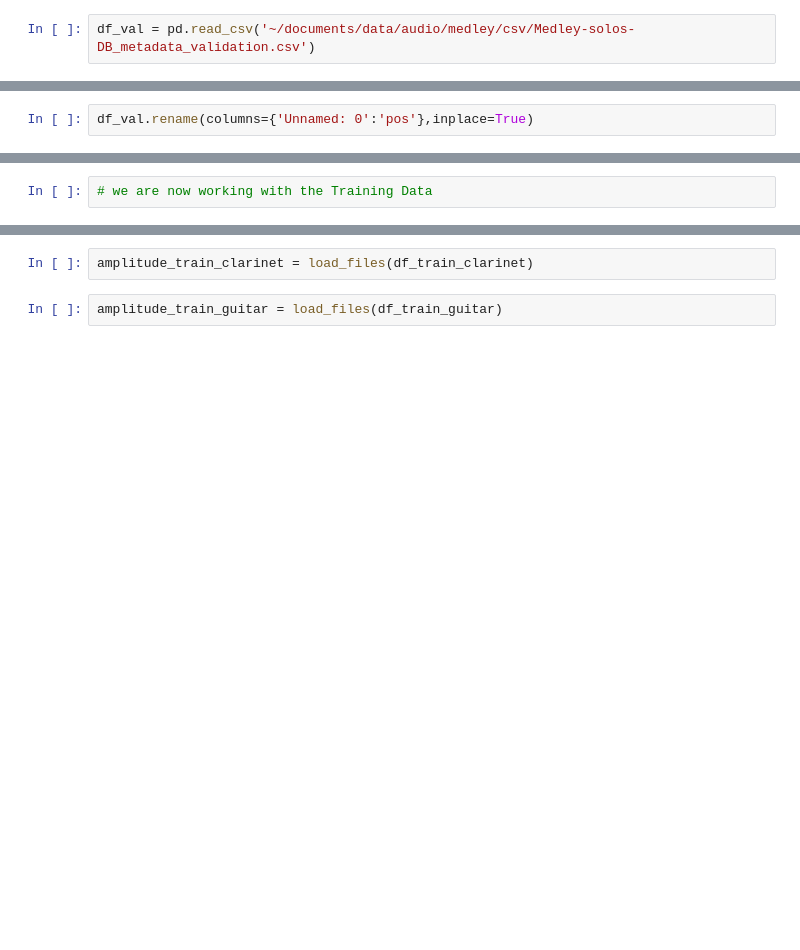
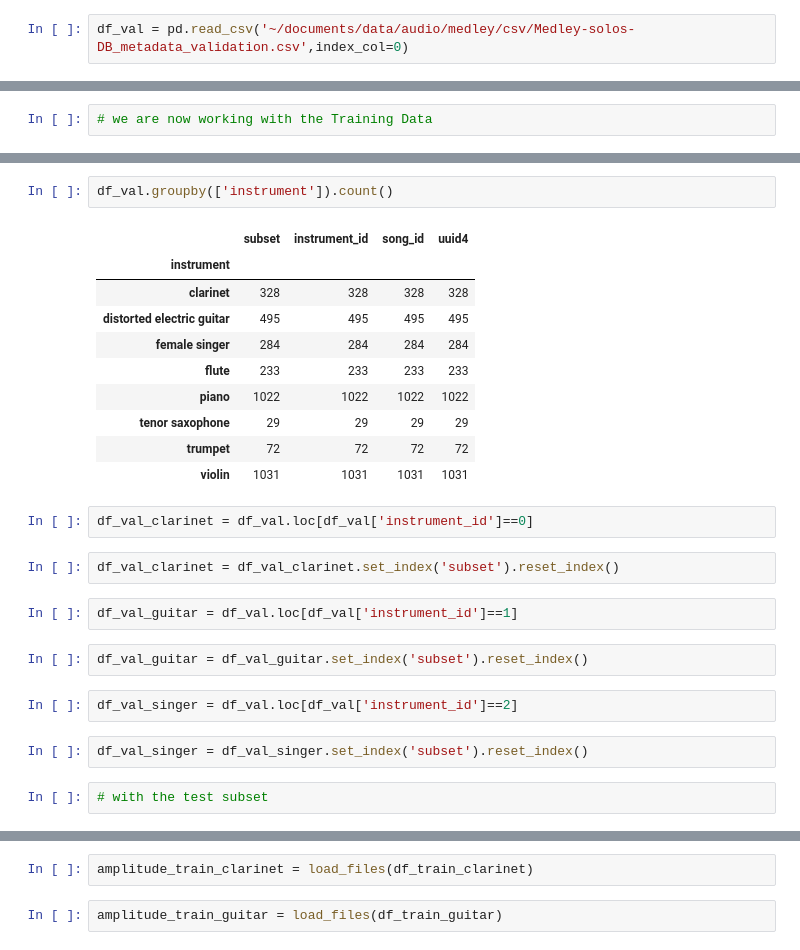
Before and after one commit to imferrer/music_box, a Jupyter notebook: Code/instrument_processing.ipynb, the cells around one changed output, grey strips where cells are left out. Cells and saved outputs as stored; diff of their text form; blank space fills up the shorter version.

Commit message:
saving 2 instruments

```diff
--- a/Code/instrument_processing.ipynb
+++ b/Code/instrument_processing.ipynb
@@ -121,3 +112,3 @@ df_train = pd.read_csv('~/documents/data/audio/medley/csv/Medley-solos-DB_metada
 # %%
-df_val = pd.read_csv('~/documents/data/audio/medley/csv/Medley-solos-DB_metadata_validation.csv')
+df_val = pd.read_csv('~/documents/data/audio/medley/csv/Medley-solos-DB_metadata_validation.csv',index_col=0)
 # %%
@@ -127,2 +115,0 @@ df_train.rename(columns={'Unnamed: 0':'pos'},inplace=True)
-# %%
-df_val.rename(columns={'Unnamed: 0':'pos'},inplace=True)
@@ -244,0 +223,27 @@ Function for loading the files with librosa
+# %%
+df_val.groupby(['instrument']).count()
+# %% [output]
+|  | subset | instrument_id | song_id | uuid4 |
+| instrument |  |  |  |  |
+| clarinet | 328 | 328 | 328 | 328 |
+| distorted electric guitar | 495 | 495 | 495 | 495 |
+| female singer | 284 | 284 | 284 | 284 |
+| flute | 233 | 233 | 233 | 233 |
+| piano | 1022 | 1022 | 1022 | 1022 |
+| tenor saxophone | 29 | 29 | 29 | 29 |
+| trumpet | 72 | 72 | 72 | 72 |
+| violin | 1031 | 1031 | 1031 | 1031 |
+# %%
+df_val_clarinet = df_val.loc[df_val['instrument_id']==0]
+# %%
+df_val_clarinet = df_val_clarinet.set_index('subset').reset_index()
+# %%
+df_val_guitar = df_val.loc[df_val['instrument_id']==1]
+# %%
+df_val_guitar = df_val_guitar.set_index('subset').reset_index()
+# %%
+df_val_singer = df_val.loc[df_val['instrument_id']==2]
+# %%
+df_val_singer = df_val_singer.set_index('subset').reset_index()
+# %%
+# with the test subset
```
Also changed, not shown: parts of 133 cells of this notebook, 5 other files.
